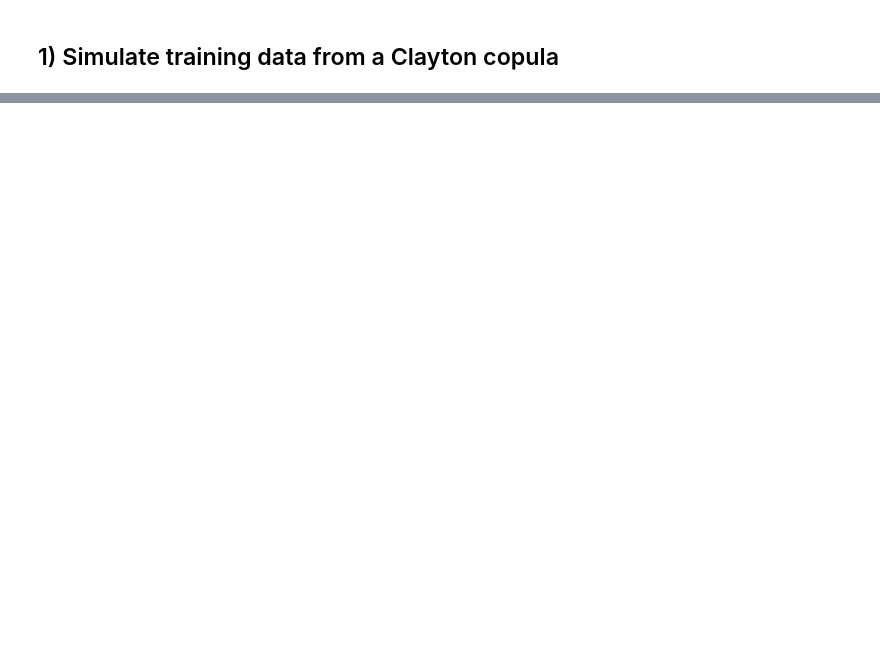
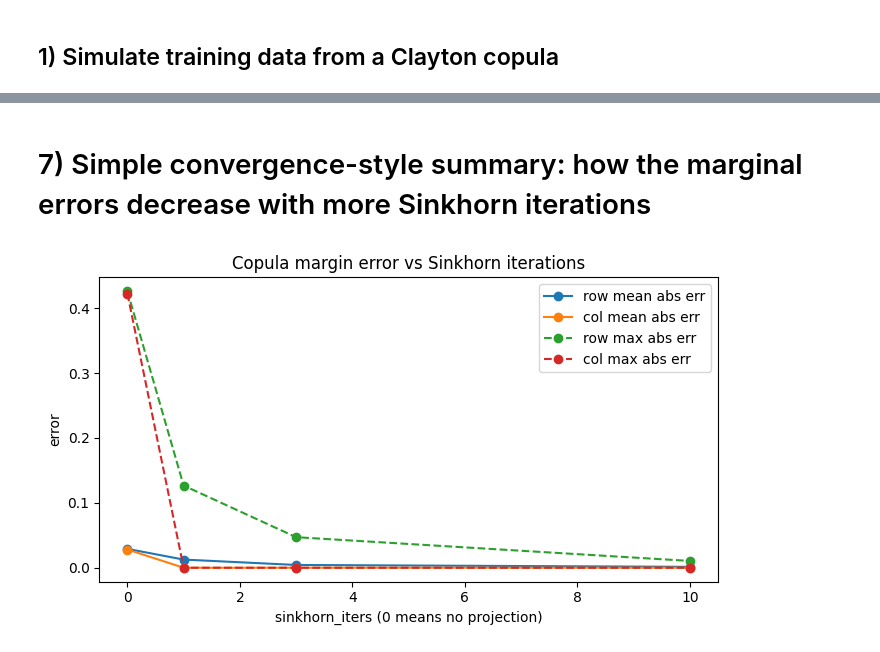
Before and after one commit to tvatter/npcc, a Jupyter notebook: notebooks/pfnr_sinkhorn_projection_unconditional.ipynb, the cells around one changed output, grey strips where cells are left out. Drawn from its saved outputs; the diff is of its cells as text; code cells hidden in the pictures; blank space fills up the shorter version.

```diff
--- a/notebooks/pfnr_sinkhorn_projection_unconditional.ipynb
+++ b/notebooks/pfnr_sinkhorn_projection_unconditional.ipynb
@@ -139,0 +172,22 @@ preview
+# %% [markdown]
+# 7) Simple convergence-style summary: how the marginal errors decrease with more Sinkhorn iterations
+# %%
+plot_df = report.copy()
+plot_df["iters_numeric"] = plot_df["sinkhorn_iters"].replace({"none": 0}).astype(int)
+
+fig, ax = plt.subplots(figsize=(7, 4))
+
+ax.plot(plot_df["iters_numeric"], plot_df["row_mean_abs_err"], marker="o", label="row mean abs err")
+ax.plot(plot_df["iters_numeric"], plot_df["col_mean_abs_err"], marker="o", label="col mean abs err")
+ax.plot(plot_df["iters_numeric"], plot_df["row_max_abs_err"], marker="o", linestyle="--", label="row max abs err")
+ax.plot(plot_df["iters_numeric"], plot_df["col_max_abs_err"], marker="o", linestyle="--", label="col max abs err")
+
+ax.set_xlabel("sinkhorn_iters (0 means no projection)")
+ax.set_ylabel("error")
+ax.set_title("Copula margin error vs Sinkhorn iterations")
+ax.legend()
+
+plt.tight_layout()
+plt.show()
+# %% [output]
+[figure, added]
```
Also changed, not shown: parts of 13 cells of this notebook.
